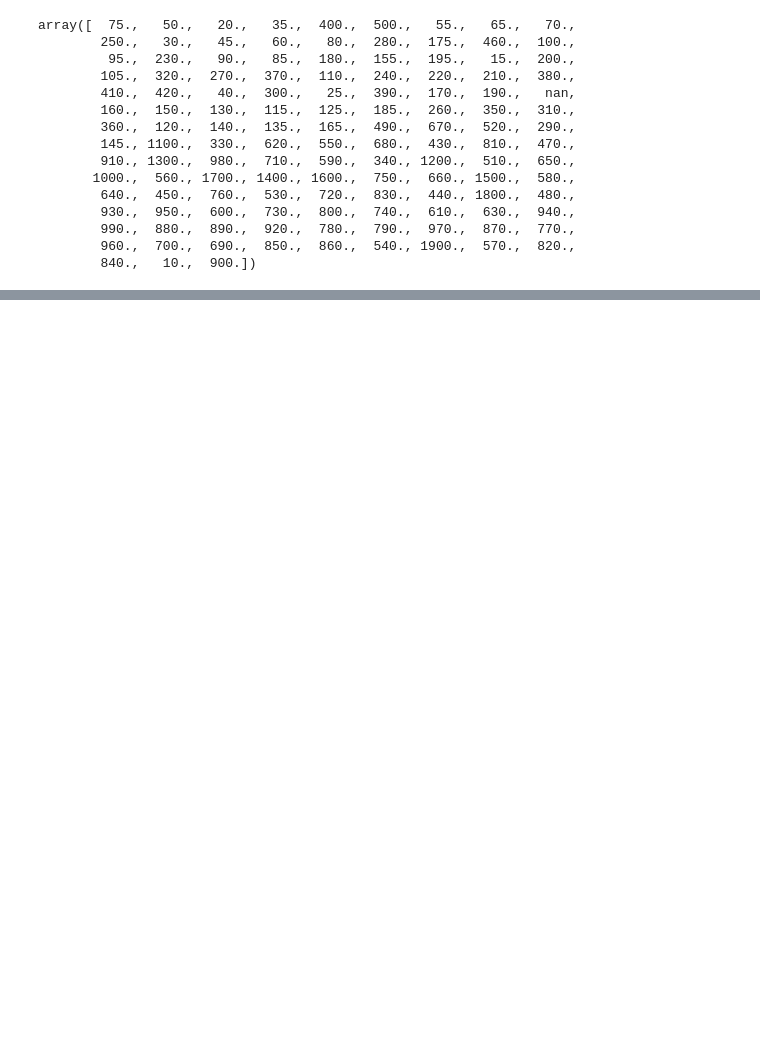
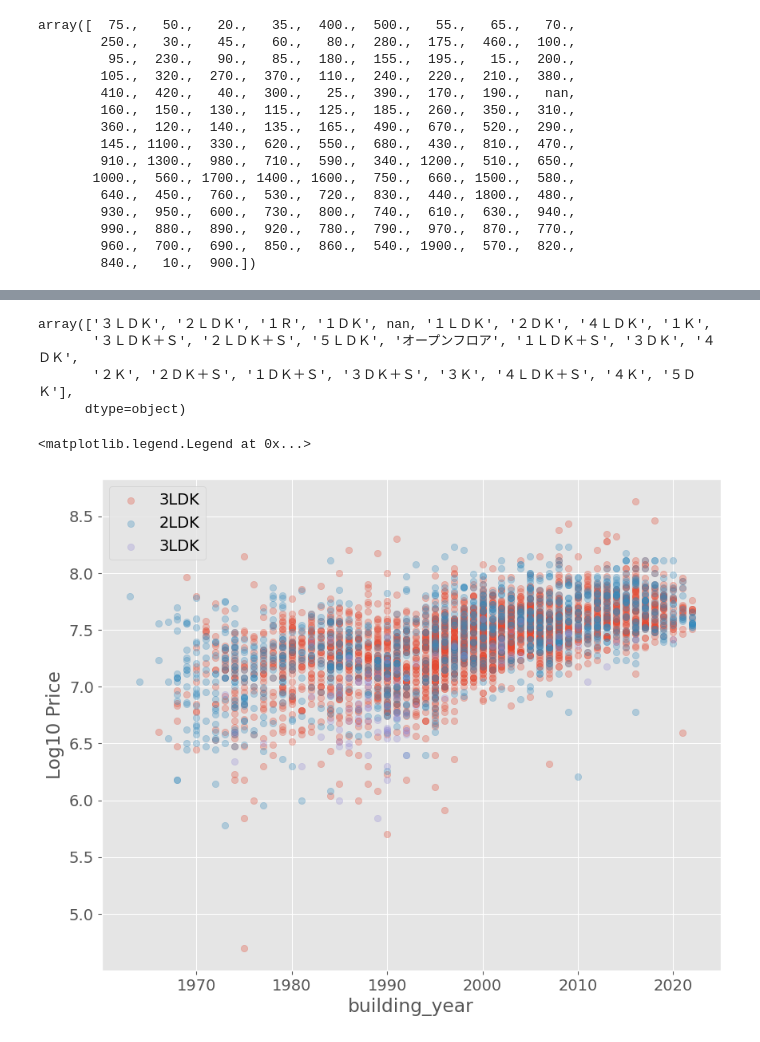
Before and after one commit to RYOTA2528/data_analysis_practice, a Jupyter notebook: [DAY8]Matplotlib_learn_.ipynb, the cells around one changed output, grey strips where cells are left out. Saved outputs shown, nothing was run; the diff lists cells and outputs as text; code cells hidden in the pictures; blank space fills up the shorter version.

```diff
--- a/[DAY8]Matplotlib_learn_.ipynb
+++ b/[DAY8]Matplotlib_learn_.ipynb
@@ -141,0 +130,23 @@ plt.scatter(df['building_year'], df['Log10_price'])
+# %%
+# 部屋タイプごとに分布を確認してみる
+df['room'].unique()
+# %% [output]
+array(['３ＬＤＫ', '２ＬＤＫ', '１Ｒ', '１ＤＫ', nan, '１ＬＤＫ', '２ＤＫ', '４ＬＤＫ', '１Ｋ',
+       '３ＬＤＫ＋Ｓ', '２ＬＤＫ＋Ｓ', '５ＬＤＫ', 'オープンフロア', '１ＬＤＫ＋Ｓ', '３ＤＫ', '４ＤＫ',
+       '２Ｋ', '２ＤＫ＋Ｓ', '１ＤＫ＋Ｓ', '３ＤＫ＋Ｓ', '３Ｋ', '４ＬＤＫ＋Ｓ', '４Ｋ', '５ＤＫ'],
+      dtype=object)
+# %%
+# 3LDK, 2LDK, 1Rのラベルつきの散布図を作成(alphaは点が重なってしまうため府透明度調整)
+target_df = df.query('room == "３ＬＤＫ"')
+plt.scatter(target_df['building_year'], target_df['Log10_price'], label='3LDK', alpha=0.3)
+target_df = df.query('room == "２ＬＤＫ"')
+plt.scatter(target_df['building_year'], target_df['Log10_price'], label='2LDK', alpha=0.3)
+target_df = df.query('room == "１Ｒ"')
+plt.scatter(target_df['building_year'], target_df['Log10_price'], label='3LDK', alpha=0.3)
+
+plt.xlabel('building_year')
+plt.ylabel('Log10 Price')
+plt.legend()
+# %% [output]
+<matplotlib.legend.Legend at 0x...>
+[figure, added]
```
Also changed, not shown: parts of 6 cells of this notebook.
